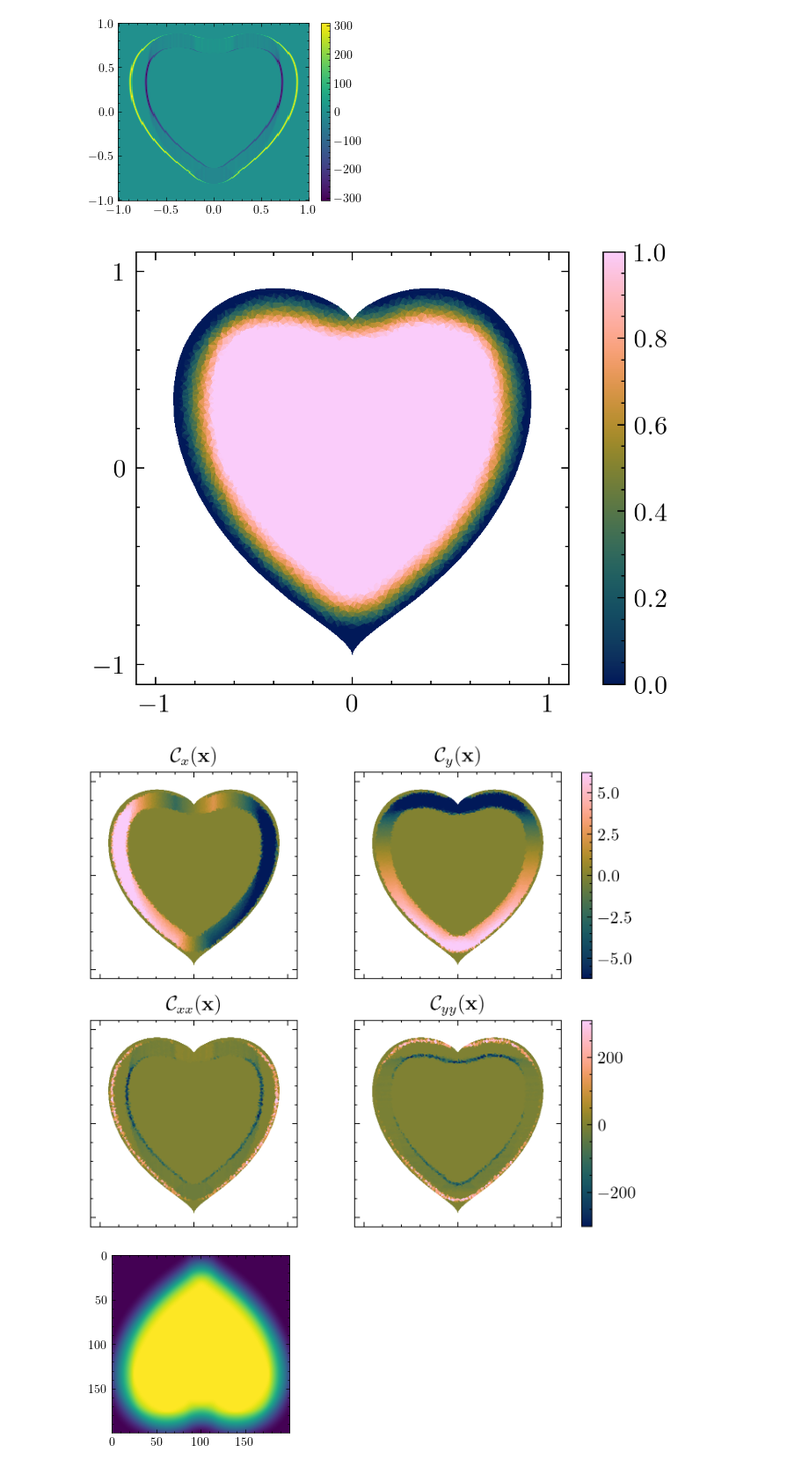
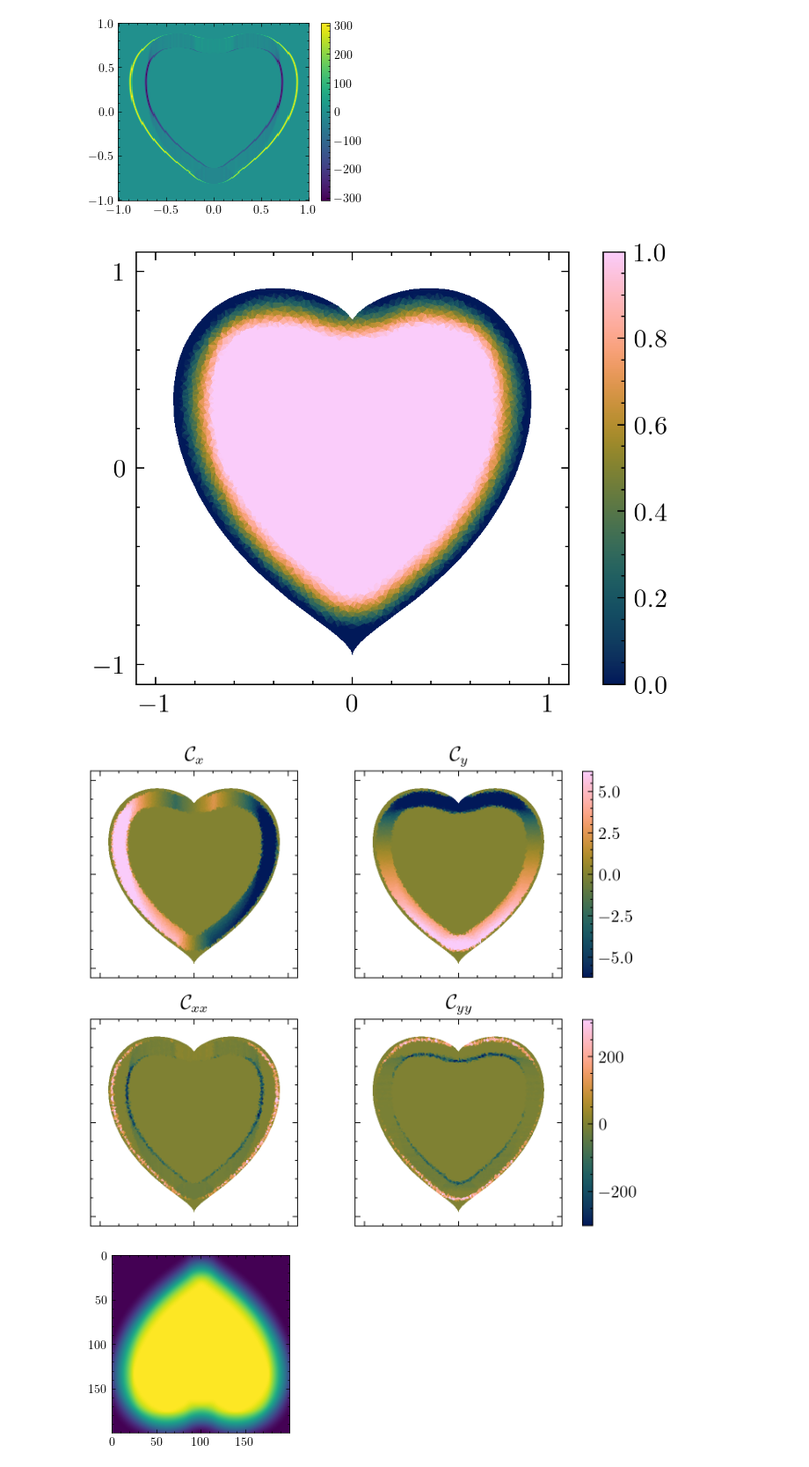
Before and after one commit to wephy/fbpinns-irregular-domains, a Jupyter notebook: heart_triangulation.ipynb, the cells around one changed output. Shown at 88% size. Saved outputs shown, nothing was run; the diff lists cells and outputs as text; code cells hidden in the pictures.

```diff
--- a/heart_triangulation.ipynb
+++ b/heart_triangulation.ipynb
@@ -220,18 +220,18 @@ for ax in axes.ravel():
 
 im = axes[0, 0].tripcolor(triang, U_discrete_x, cmap=Colormap("crameri:batlow").to_mpl(), rasterized=True)
 # fig.colorbar(im, ax=axes[0, 0], fraction=0.02, pad=0.04)
-axes[0, 0].set_title(r"$\mathcal{C}_x(\mathbf{x})$")
+axes[0, 0].set_title(r"$\mathcal{C}_x$")
 im = axes[0, 1].tripcolor(triang, U_discrete_y, cmap=Colormap("crameri:batlow").to_mpl(), rasterized=True)
 fig.colorbar(im, ax=axes[0, :], fraction=0.02, pad=0.04)
 
-axes[0, 1].set_title(r"$\mathcal{C}_y(\mathbf{x})$")
+axes[0, 1].set_title(r"$\mathcal{C}_y$")
 im = axes[1, 0].tripcolor(triang, U_discrete_xx, cmap=Colormap("crameri:batlow").to_mpl(), rasterized=True)
 # fig.colorbar(im, ax=axes[1, 0], fraction=0.02, pad=0.04)
-axes[1, 0].set_title(r"$\mathcal{C}_{xx}(\mathbf{x})$")
+axes[1, 0].set_title(r"$\mathcal{C}_{xx}$")
 
 im = axes[1, 1].tripcolor(triang, U_discrete_yy, cmap=Colormap("crameri:batlow").to_mpl(), rasterized=True)
 fig.colorbar(im, ax=axes[1, :], fraction=0.02, pad=0.04)
-axes[1, 1].set_title(r"$\mathcal{C}_{yy}(\mathbf{x})$")
+axes[1, 1].set_title(r"$\mathcal{C}_{yy}$")
 
 fig.savefig("figs/heart_ansatz_derivs.pdf", format="pdf")
 
@@ -277,34 +277,34 @@ fig.savefig("figs/heart_ansatz_derivs.pdf", format="pdf")
 # ax.set_aspect('equal')
 # fig.savefig("figs/heart_ansatz_yy.pdf", format="pdf")
 
 
 # boundary = ((((x - c)/(b))**2 * ((y - c)/(b))**3 - (((x - c)/b)**2 + ((y - a)/(b))**2 - 1)**3) > 0).astype(np.float32).reshape(ns)
 # kernel = np.ones((8, 8)) / (8**2)
 # pad_h, pad_w = kernel.shape[0] // 2, kernel.shape[1] // 2
 # padded = np.pad(boundary, ((pad_h, pad_h), (pad_w, pad_w)), mode='constant')
 
 # blurred = np.array([
 #     np.sum(padded[i:i + kernel.shape[0], j:j + kernel.shape[1]] * kernel)
 #     for i in range(boundary.shape[0])
 #     for j in range(boundary.shape[1])
 # ]).reshape(ns)
 
 # U_discrete2 = np.clip((blurred[datapoints_discrete[:, 1], datapoints_discrete[:, 0]] - 0.5) * 2, 0, 1)
 # U_discrete2[U_discrete2 < 1] = 0
 
 # np.save("heart_bc_harsh", U_discrete.reshape((-1, 1)))
 
 # fig, ax = plt.subplots(figsize=(0.4 * 8, 0.3 * 8))
 # plt.tripcolor(triang, U_discrete2, cmap=Colormap("crameri:batlow").to_mpl())
 # ax.set_yticks([-1, 0, 1])
 # ax.set_xticks([-1, 0, 1])
 # ax.set_xlim([-1.1, 1.1])
 # ax.set_ylim([-1.1, 1.1])
 # ax.set_aspect('equal')
 # fig.savefig("heart_bc_harsh.pdf", format="pdf")
 # %% [output]
 [figure]
-[figure, old version]
+[figure, new version]
 # %%
 plt.imshow(blurred)
 plt.show()
```
Also changed, not shown: 8 other files.
